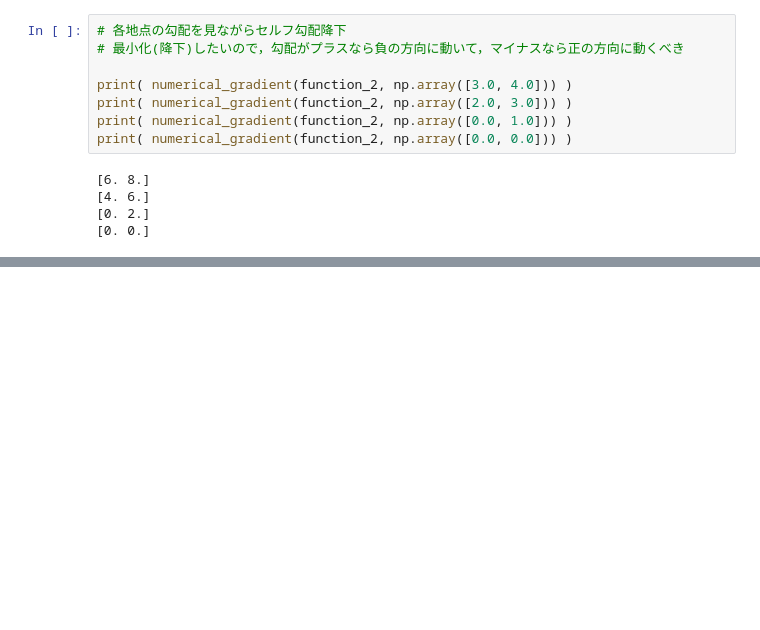
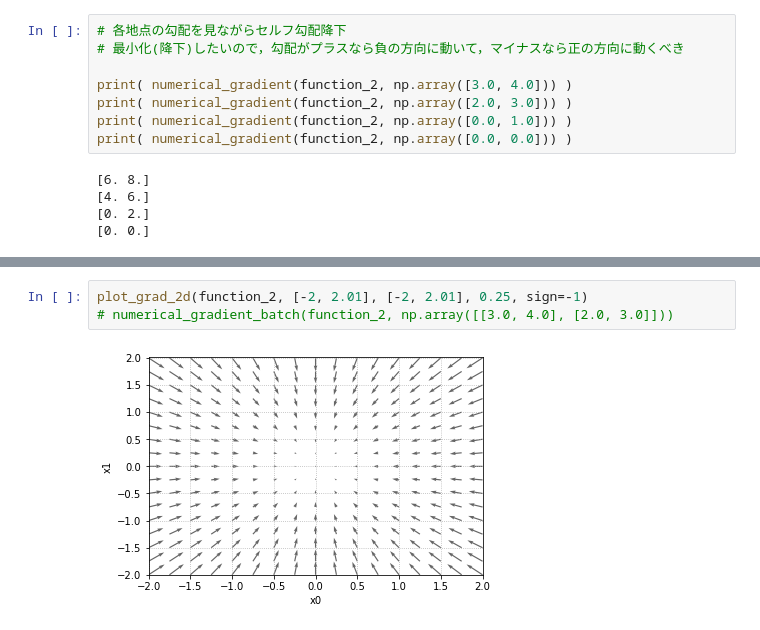
Before and after one commit to Rui-Ue/Deep-Learning-from-scratch, a Jupyter notebook: chapter_4/note_and_source.ipynb, the cells around one changed output, grey strips where cells are left out. Saved outputs shown, nothing was run; the diff lists cells and outputs as text; blank space fills up the shorter version.

```diff
--- a/chapter_4/note_and_source.ipynb
+++ b/chapter_4/note_and_source.ipynb
@@ -422,0 +467,5 @@ print( numerical_gradient(function_2, np.array([0.0, 0.0])) )
+# %%
+plot_grad_2d(function_2, [-2, 2.01], [-2, 2.01], 0.25, sign=-1)
+# numerical_gradient_batch(function_2, np.array([[3.0, 4.0], [2.0, 3.0]]))
+# %% [output]
+[figure, added]
```
Also changed, not shown: parts of 37 cells of this notebook, 2 other files.
